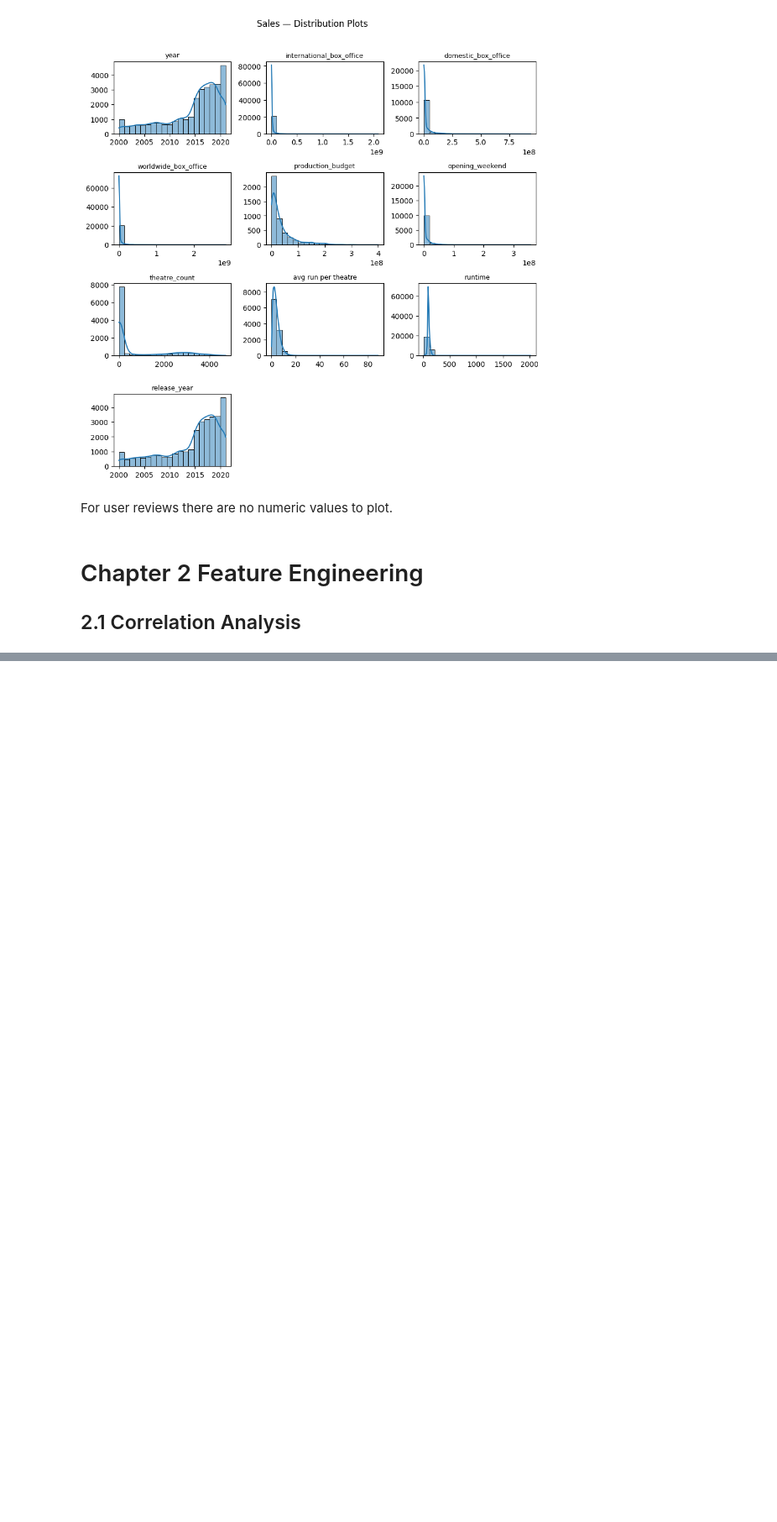
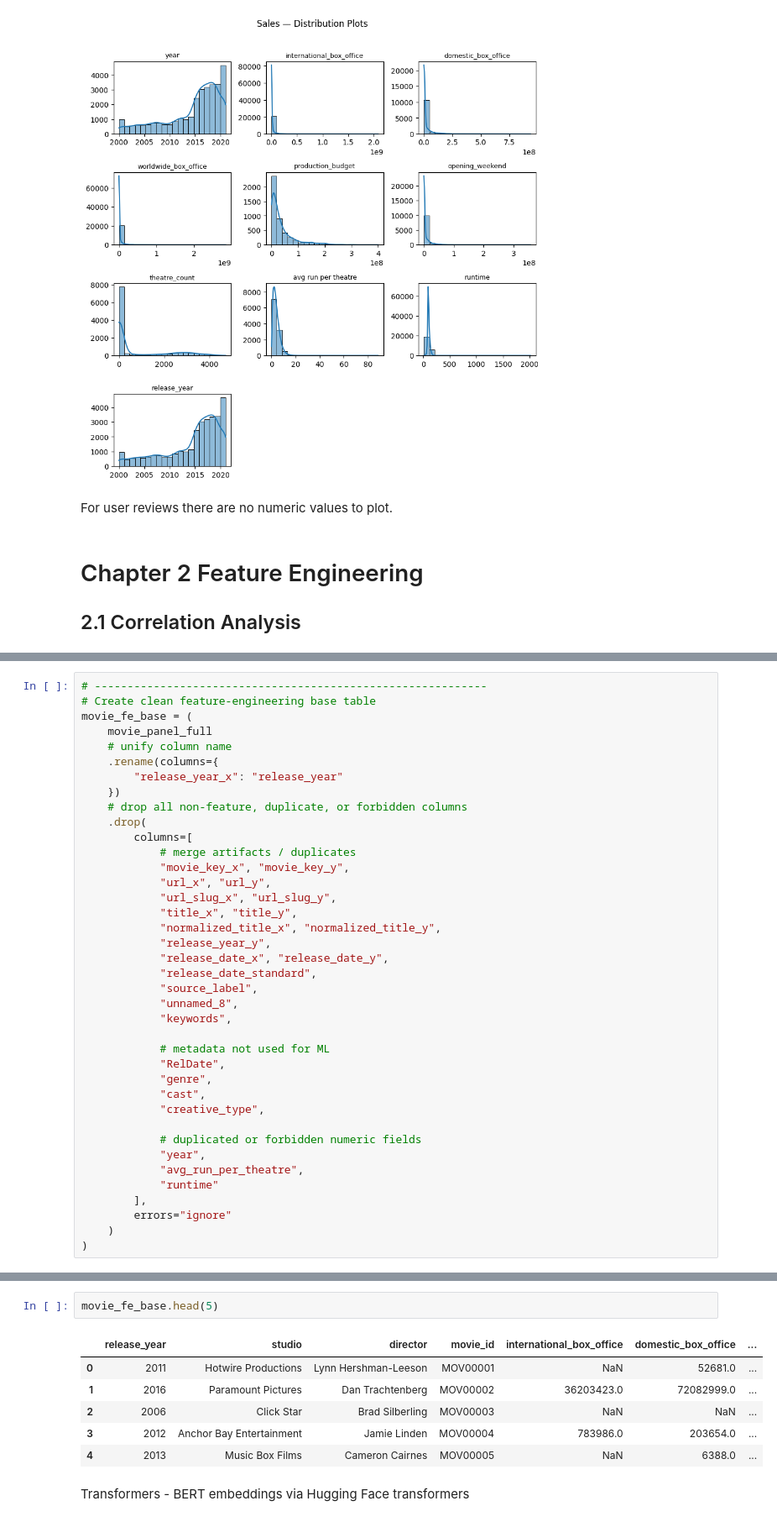
Before and after one commit to YoungJun173/DDB_AI_Group_Assignmen, a Jupyter notebook: Playground Notebooks/EDA.ipynb, the cells around one changed output, grey strips where cells are left out. Shown at 84% size. Saved outputs shown, nothing was run; the diff lists cells and outputs as text; blank space fills up the shorter version.

```diff
--- a/Playground Notebooks/EDA.ipynb
+++ b/Playground Notebooks/EDA.ipynb
@@ -1748,0 +1866,39 @@ For user reviews there are no numeric values to plot.
+# %%
+# ------------------------------------------------------------
+# Create clean feature-engineering base table
+movie_fe_base = (
+    movie_panel_full
+    # unify column name
+    .rename(columns={
+        "release_year_x": "release_year"
+    })
+    # drop all non-feature, duplicate, or forbidden columns
+    .drop(
+        columns=[
+            # merge artifacts / duplicates
+            "movie_key_x", "movie_key_y",
+            "url_x", "url_y",
+            "url_slug_x", "url_slug_y",
+            "title_x", "title_y",
+            "normalized_title_x", "normalized_title_y",
+            "release_year_y",
+            "release_date_x", "release_date_y",
+            "release_date_standard",
+            "source_label",
+            "unnamed_8",
+            "keywords",
+
+            # metadata not used for ML
+            "RelDate",
+            "genre",
+            "cast",
+            "creative_type",
+
+            # duplicated or forbidden numeric fields
+            "year",
+            "avg_run_per_theatre",
+            "runtime"
+        ],
+        errors="ignore"
+    )
+)
@@ -1748,0 +1920,11 @@ For user reviews there are no numeric values to plot.
+# %%
+movie_fe_base.head(5)
+# %% [output]
+|  | release_year | studio | director | movie_id | international_box_office | domestic_box_office | ... |
+| 0 | 2011 | Hotwire Productions | Lynn Hershman-Leeson | MOV00001 | NaN | 52681.0 | ... |
+| 1 | 2016 | Paramount Pictures | Dan Trachtenberg | MOV00002 | 36203423.0 | 72082999.0 | ... |
+| 2 | 2006 | Click Star | Brad Silberling | MOV00003 | NaN | NaN | ... |
+| 3 | 2012 | Anchor Bay Entertainment | Jamie Linden | MOV00004 | 783986.0 | 203654.0 | ... |
+| 4 | 2013 | Music Box Films | Cameron Cairnes | MOV00005 | NaN | 6388.0 | ... |
+# %% [markdown]
+Transformers - BERT embeddings via Hugging Face transformers
```
Also changed, not shown: parts of 34 cells of this notebook.
